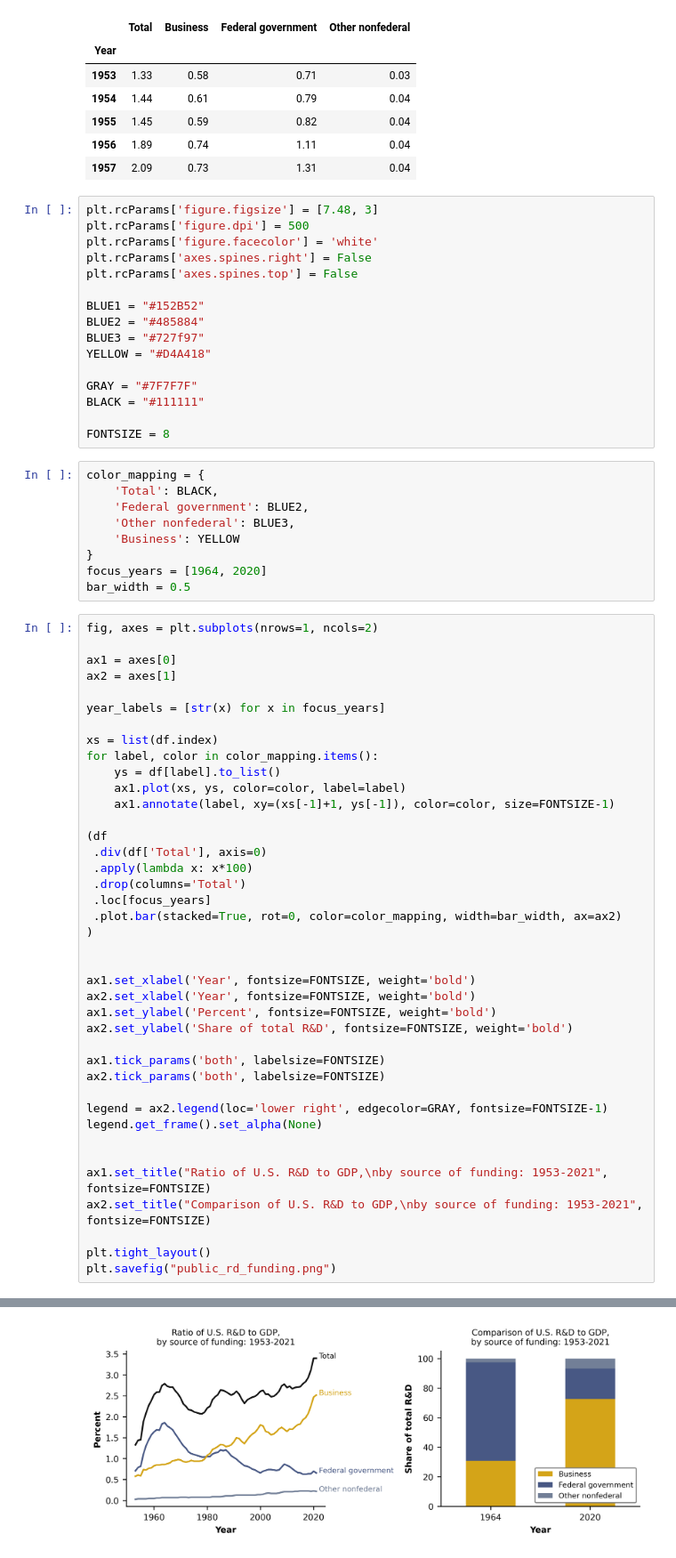
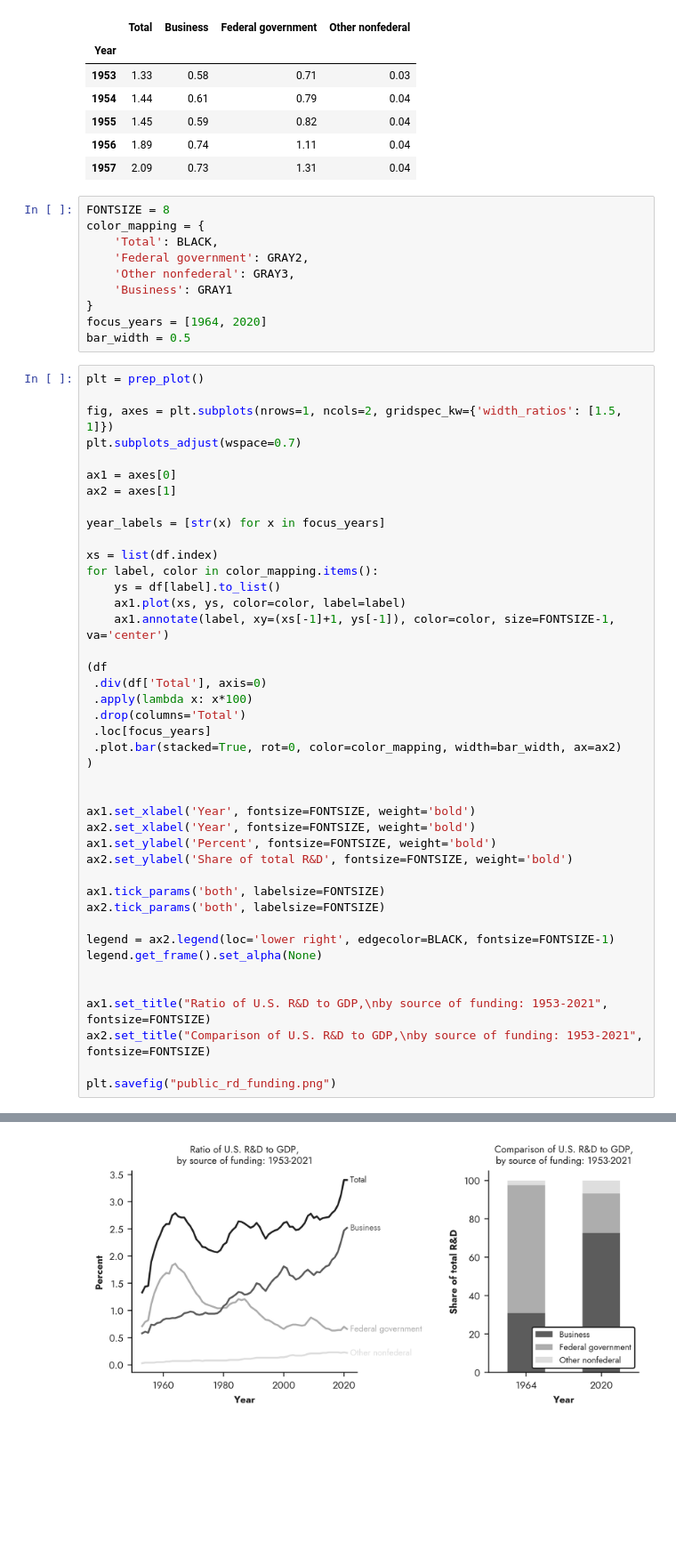
Before and after one commit to pluralitybook/plurality, a Jupyter notebook: figs/data/public_rd_funding/public_rd_funding.ipynb, the cells around one changed output, grey strips where cells are left out. Shown: that part at 89% size. Cells and saved outputs as stored; diff of their text form; blank space fills up the shorter version.

```diff
--- a/figs/data/public_rd_funding/public_rd_funding.ipynb
+++ b/figs/data/public_rd_funding/public_rd_funding.ipynb
@@ -14,33 +18,21 @@ df.head()
 | 1955 | 1.45 | 0.59 | 0.82 | 0.04 |
 | 1956 | 1.89 | 0.74 | 1.11 | 0.04 |
 | 1957 | 2.09 | 0.73 | 1.31 | 0.04 |
-# %%
-plt.rcParams['figure.figsize'] = [7.48, 3]
-plt.rcParams['figure.dpi'] = 500
-plt.rcParams['figure.facecolor'] = 'white'
-plt.rcParams['axes.spines.right'] = False
-plt.rcParams['axes.spines.top'] = False
-
-BLUE1 = "#152B52"
-BLUE2 = "#485884"
-BLUE3 = "#727f97"
-YELLOW = "#D4A418"
-
-GRAY = "#7F7F7F"
-BLACK = "#111111"
-
-FONTSIZE = 8
 # %%
+FONTSIZE = 8
 color_mapping = {
     'Total': BLACK,
-    'Federal government': BLUE2,
-    'Other nonfederal': BLUE3,
-    'Business': YELLOW
+    'Federal government': GRAY2,
+    'Other nonfederal': GRAY3,
+    'Business': GRAY1
 }
 focus_years = [1964, 2020]
 bar_width = 0.5
 # %%
-fig, axes = plt.subplots(nrows=1, ncols=2)
+plt = prep_plot()
+
+fig, axes = plt.subplots(nrows=1, ncols=2, gridspec_kw={'width_ratios': [1.5, 1]})
+plt.subplots_adjust(wspace=0.7)
 
 ax1 = axes[0]
 ax2 = axes[1]
@@ -51,7 +43,7 @@ xs = list(df.index)
 for label, color in color_mapping.items():
     ys = df[label].to_list()
     ax1.plot(xs, ys, color=color, label=label)
-    ax1.annotate(label, xy=(xs[-1]+1, ys[-1]), color=color, size=FONTSIZE-1)
+    ax1.annotate(label, xy=(xs[-1]+1, ys[-1]), color=color, size=FONTSIZE-1, va='center')
 
 (df
  .div(df['Total'], axis=0)
@@ -70,13 +62,12 @@ ax2.set_ylabel('Share of total R&D', fontsize=FONTSIZE, weight='bold')
 ax1.tick_params('both', labelsize=FONTSIZE)
 ax2.tick_params('both', labelsize=FONTSIZE)
 
-legend = ax2.legend(loc='lower right', edgecolor=GRAY, fontsize=FONTSIZE-1)
+legend = ax2.legend(loc='lower right', edgecolor=BLACK, fontsize=FONTSIZE-1)
 legend.get_frame().set_alpha(None)
 
 
 ax1.set_title("Ratio of U.S. R&D to GDP,\nby source of funding: 1953-2021", fontsize=FONTSIZE)
 ax2.set_title("Comparison of U.S. R&D to GDP,\nby source of funding: 1953-2021", fontsize=FONTSIZE)
 
-plt.tight_layout()
 plt.savefig("public_rd_funding.png")
 # %% [output]
@@ -83,4 +75,4 @@ plt.savefig("public_rd_funding.png")
-[figure, old version]
+[figure, new version]
 # %%
 fig, ax = plt.subplots()
 
```
Also changed, not shown: parts of 3 cells of this notebook, 8 other files.
